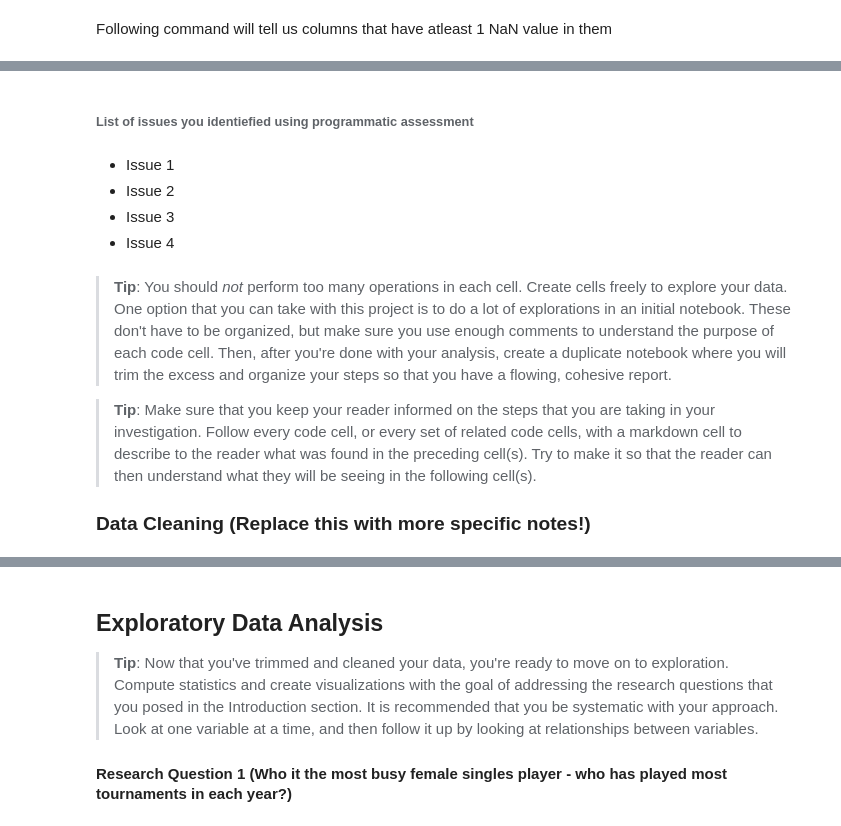
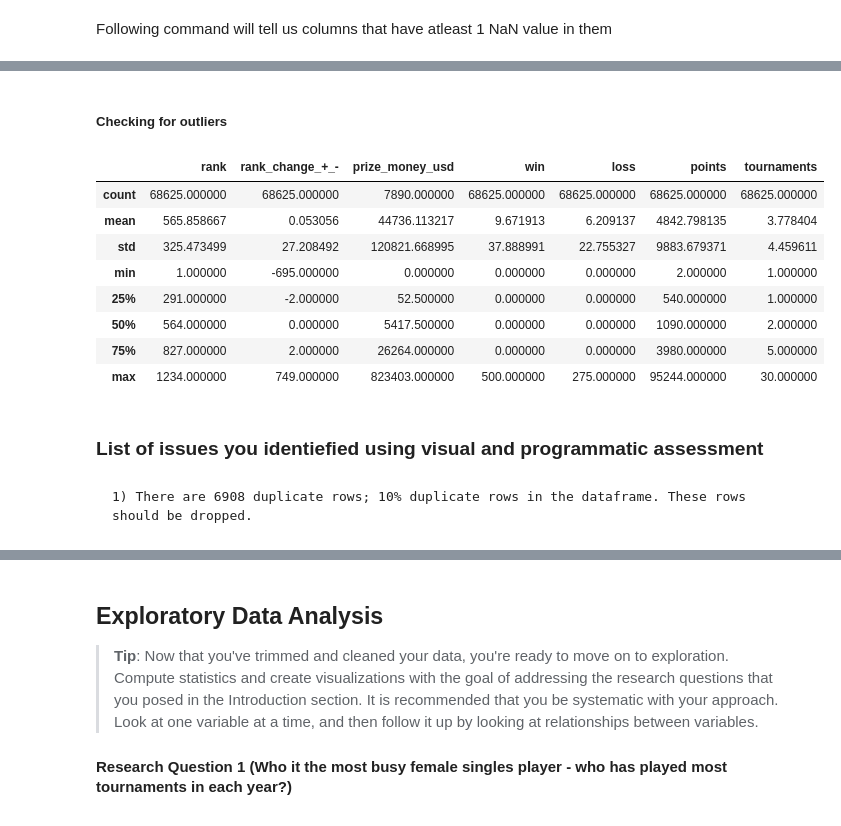
Before and after one commit to sdaphtardar/bwf-data, a Jupyter notebook: Data_Analysis_BWF-data.ipynb, the cells around one changed output, grey strips where cells are left out. Saved outputs shown, nothing was run; the diff lists cells and outputs as text; code cells hidden in the pictures.

Commit message:
Finished Data Wrangling of the df

```diff
--- a/Data_Analysis_BWF-data.ipynb
+++ b/Data_Analysis_BWF-data.ipynb
@@ -500,13 +529,16 @@ df_name.info()
+# %% [markdown]
+##### Checking for outliers
+# %%
+df.describe()
+# %% [output]
+|  | rank | rank_change_+_- | prize_money_usd | win | loss | points | tournaments |
+| count | 68625.000000 | 68625.000000 | 7890.000000 | 68625.000000 | 68625.000000 | 68625.000000 | 68625.000000 |
+| mean | 565.858667 | 0.053056 | 44736.113217 | 9.671913 | 6.209137 | 4842.798135 | 3.778404 |
+| std | 325.473499 | 27.208492 | 120821.668995 | 37.888991 | 22.755327 | 9883.679371 | 4.459611 |
+| min | 1.000000 | -695.000000 | 0.000000 | 0.000000 | 0.000000 | 2.000000 | 1.000000 |
+| 25% | 291.000000 | -2.000000 | 52.500000 | 0.000000 | 0.000000 | 540.000000 | 1.000000 |
+| 50% | 564.000000 | 0.000000 | 5417.500000 | 0.000000 | 0.000000 | 1090.000000 | 2.000000 |
+| 75% | 827.000000 | 2.000000 | 26264.000000 | 0.000000 | 0.000000 | 3980.000000 | 5.000000 |
+| max | 1234.000000 | 749.000000 | 823403.000000 | 500.000000 | 275.000000 | 95244.000000 | 30.000000 |
 # %% [markdown]
-###### List of issues you identiefied using programmatic assessment
+### List of issues you identiefied using visual and programmatic assessment
-# %% [markdown]
-- Issue 1
-- Issue 2
-- Issue 3
-- Issue 4
-# %% [markdown]
-> **Tip**: You should _not_ perform too many operations in each cell. Create cells freely to explore your data. One option that you can take with this project is to do a lot of explorations in an initial notebook. These don't have to be organized, but make sure you use enough comments to understand the purpose of each code cell. Then, after you're done with your analysis, create a duplicate notebook where you will trim the excess and organize your steps so that you have a flowing, cohesive report.
-
-> **Tip**: Make sure that you keep your reader informed on the steps that you are taking in your investigation. Follow every code cell, or every set of related code cells, with a markdown cell to describe to the reader what was found in the preceding cell(s). Try to make it so that the reader can then understand what they will be seeing in the following cell(s).
-
-### Data Cleaning (Replace this with more specific notes!)
@@ -515,0 +545,2 @@ df_name.info()
+# %% [markdown]
+    1) There are 6908 duplicate rows; 10% duplicate rows in the dataframe. These rows should be dropped.
```
Also changed, not shown: parts of 48 cells of this notebook.
